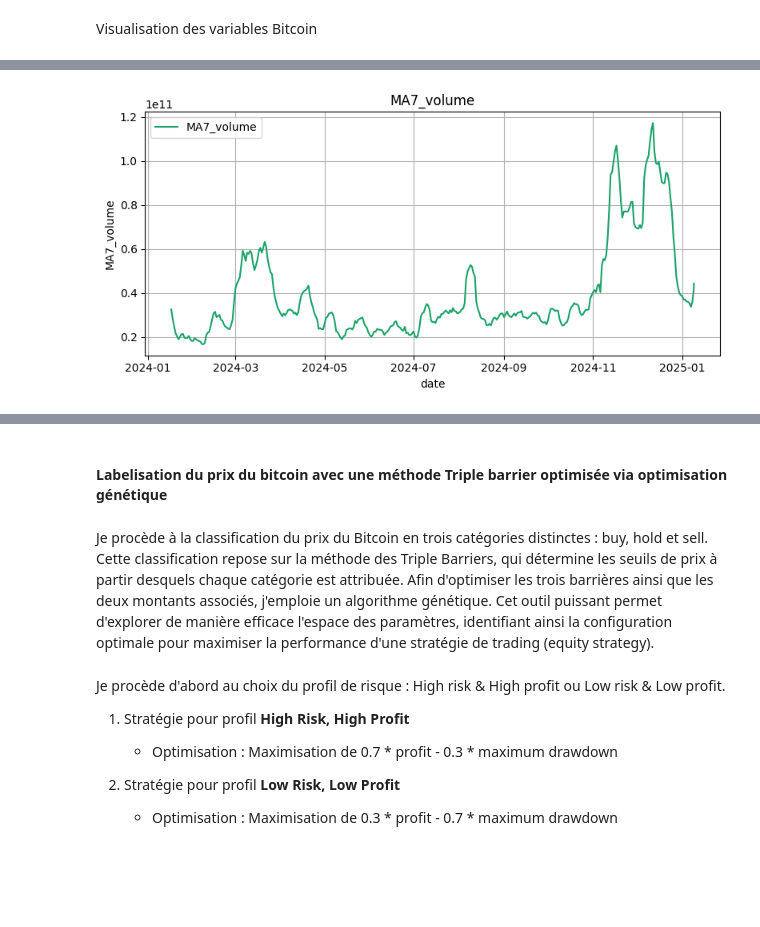
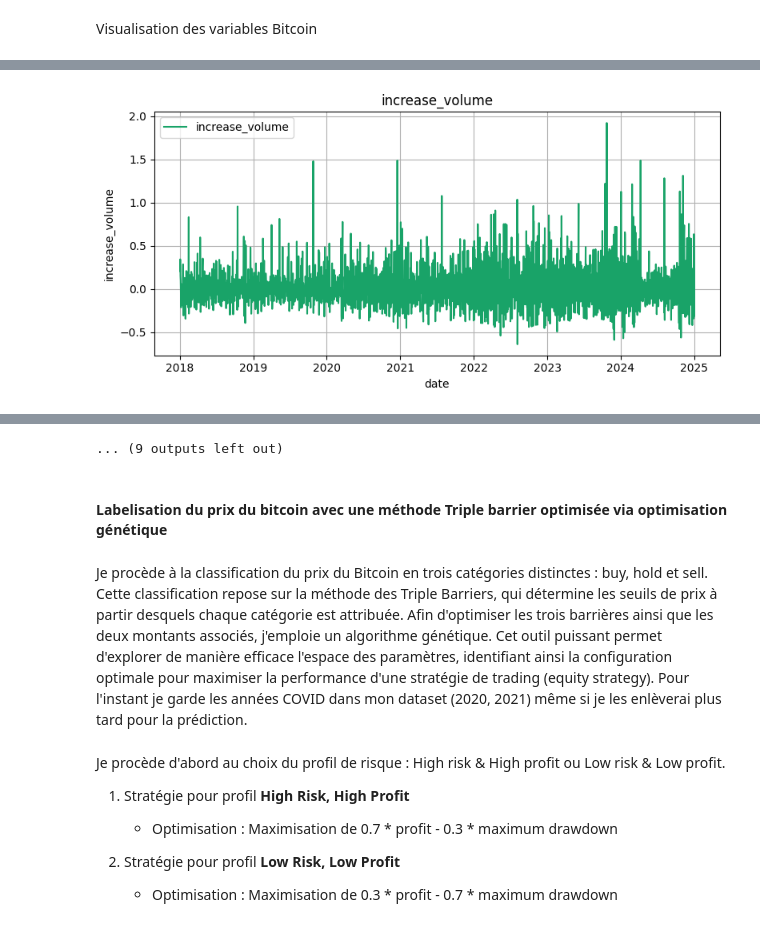
Before and after one commit to louis-lebreton/triple_barrier_prediction, a Jupyter notebook: src/df_builder.ipynb, the cells around one changed output, grey strips where cells are left out. Cells and saved outputs as stored; diff of their text form; code cells hidden in the pictures; blank space fills up the shorter version.

```diff
--- a/src/df_builder.ipynb
+++ b/src/df_builder.ipynb
@@ -279,6 +262,9 @@ df_tweets_agg["MA7_positive"] = df_tweets_agg["positive"].rolling(window=7).mean
 df_tweets_agg["MA30_negative"] = df_tweets_agg["negative"].rolling(window=30).mean()
 df_tweets_agg["MA30_neutral"] = df_tweets_agg["neutral"].rolling(window=30).mean()
 df_tweets_agg["MA30_positive"] = df_tweets_agg["positive"].rolling(window=30).mean()
+# %%
+df_tweets_agg.index = pd.to_datetime(df_tweets_agg.index)  # Convertir l'index en datetime
+df_tweets_agg_sup_2021 = df_tweets_agg[df_tweets_agg.index > "2021-12-31"]
 # %% [markdown]
 Visualisation des variables Twitter
 # %%
@@ -286,7 +272,7 @@ col_palette=['#5533FF','#19A368','#521265','#751818',"#FF5733",'#5533FF','#19A36
 
 for i, feature in enumerate(df_tweets_agg.columns):
     plt.figure(figsize=(8, 4))
-    plt.plot(df_tweets_agg.index, df_tweets_agg[feature], label=feature, color=col_palette[i % len(col_palette)])
+    plt.plot(df_tweets_agg_sup_2021.index, df_tweets_agg_sup_2021[feature], label=feature, color=col_palette[i % len(col_palette)])
     plt.title(f"{feature}")
     plt.xlabel("date")
     plt.ylabel(feature)
@@ -313,0 +300,9 @@ Je récupère d'abord les donénes bitcoin et je construis de variables supplém
+# %%
+df_btc = pd.read_csv('../data/bitcoin_2018-01-01_2025-01-01.csv')
+df_btc = df_btc.iloc[::-1]
+df_btc.drop(columns=['End'], inplace=True)
+df_btc.rename(columns={'Close': 'price',
+                       'Start': 'date',
+                       'Volume':'volume',
+                       "Market Cap": "market_cap"}, inplace=True)
+df_btc.head()
@@ -314,6 +316,4 @@ Je récupère d'abord les donénes bitcoin et je construis de variables supplém
 # %%
-df_btc = get_BTC_data(days = 365, interval = 'daily')
-
 # pct_change
 df_btc["increase_volume"] = (df_btc["volume"] - df_btc["volume"].shift(1)) / df_btc["volume"].shift(1)
 df_btc["increase_market_cap"] = (df_btc["market_cap"] - df_btc["market_cap"].shift(1)) / df_btc["market_cap"].shift(1)
@@ -340,7 +340,7 @@ df_btc["market_cap_lag_30"] = df_btc["market_cap"].shift(30)
 df_btc["price_lag_30"] = df_btc["price"].shift(30)
 
 # date en index
-df_btc.index = df_btc['date']
+df_btc.index = pd.to_datetime(df_btc['date'])
 df_btc.drop(columns=['date'], inplace=True)
 df_btc.tail()
 # %% [output]
@@ -356,7 +357,7 @@ Visualisation des variables Bitcoin
 # %%
 col_palette=['#5533FF','#19A368','#521265','#751818',"#FF5733",'#5533FF','#19A368']
 
-for i, feature in enumerate(df_btc.columns[:12]):
+for i, feature in enumerate(df_btc.columns):
     plt.figure(figsize=(8, 4))
     plt.plot(df_btc.index, df_btc[feature], label=feature, color=col_palette[i % len(col_palette)])
     plt.title(f"{feature}")
@@ -365,5 +366,9 @@ for i, feature in enumerate(df_btc.columns[:12]):
     plt.legend()
     plt.grid(True)
     plt.tight_layout()
+
+    plt.gca().xaxis.set_major_locator(mdates.YearLocator())  # Un tick par an
+    plt.gca().xaxis.set_major_formatter(mdates.DateFormatter('%Y'))
+
     plt.show()
 # %% [output]
@@ -376 +381 @@ for i, feature in enumerate(df_btc.columns[:12]):
-[figure, old version]
+[figure, new version]
@@ -382,7 +387,9 @@ for i, feature in enumerate(df_btc.columns[:12]):
+... (9 outputs left out)
 # %% [markdown]
 #### Labelisation du prix du bitcoin avec une méthode Triple barrier optimisée via optimisation génétique
 # %% [markdown]
 Je procède à la classification du prix du Bitcoin en trois catégories distinctes : buy, hold et sell. Cette classification repose sur la méthode des Triple Barriers, qui détermine les seuils de prix à partir desquels chaque catégorie est attribuée. Afin d'optimiser les trois barrières ainsi que les deux montants associés, j'emploie un algorithme génétique. Cet outil puissant permet d'explorer de manière efficace l'espace des paramètres, identifiant ainsi la configuration optimale pour maximiser la performance d'une stratégie de trading (equity strategy).
+Pour l'instant je garde les années COVID dans mon dataset (2020, 2021) même si je les enlèverai plus tard pour la prédiction.
 # %% [markdown]
 Je procède d'abord au choix du profil de risque : High risk & High profit ou Low risk & Low profit.
 1. Stratégie pour profil **High Risk, High Profit**
```
Also changed, not shown: parts of 26 cells of this notebook, 8 other files.
